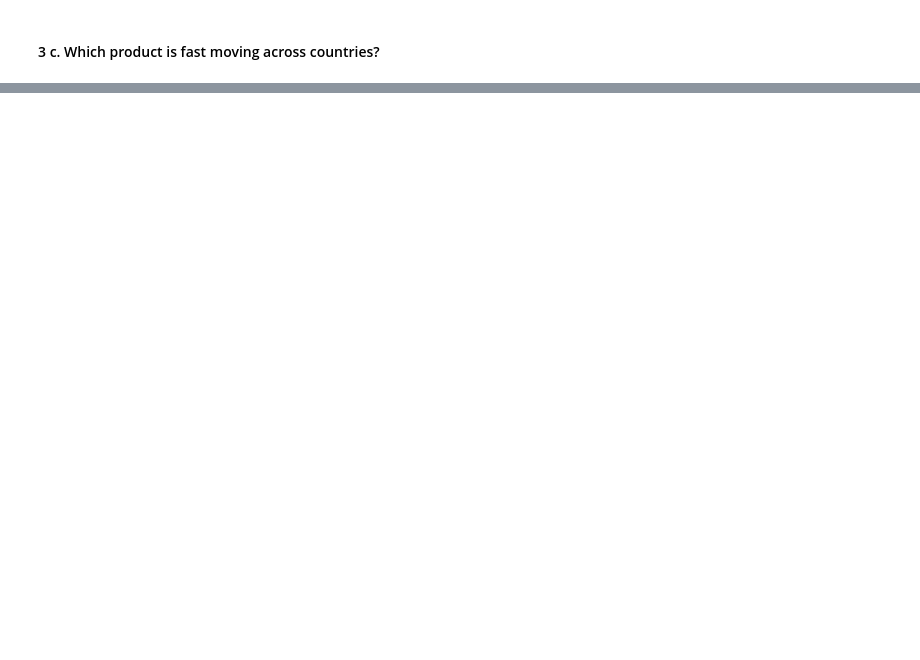
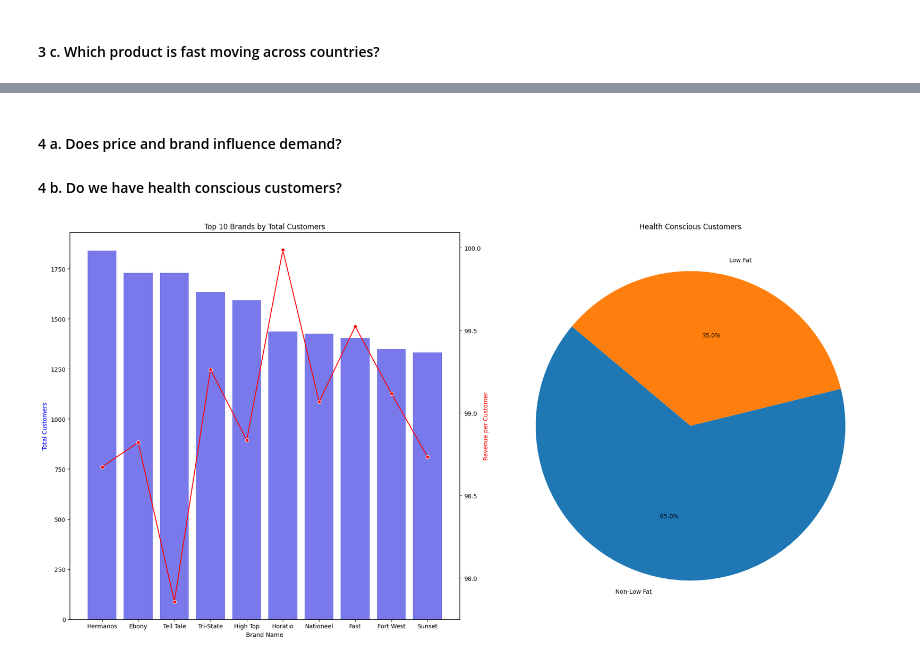
Before and after one commit to BenRoshan100/Customer-AcquisitionCost-Prediction, a Jupyter notebook: campaign_eda.ipynb, the cells around one changed output, grey strips where cells are left out. Drawn from its saved outputs; the diff is of its cells as text; code cells hidden in the pictures; blank space fills up the shorter version.

```diff
--- a/campaign_eda.ipynb
+++ b/campaign_eda.ipynb
@@ -346,0 +377,38 @@ plt.show()
+# %% [markdown]
+#### 4 a. Does price and brand influence demand?
+#### 4 b. Do we have health conscious customers?
+# %%
+brand_influence = target_data.groupby('brand_name').agg(
+    total_customers=('customer_id', 'count'),
+    total_revenue=('cost', 'sum')
+).reset_index()
+
+brand_influence['revenue_per_customer'] =brand_influence['total_revenue']/brand_influence['total_customers']
+top_brands=brand_influence.sort_values(by='total_customers',ascending=False).head(10)
+
+health_conscious=target_data.groupby('low_fat').agg(
+    total_customers=('customer_id', 'count')
+).reset_index()
+
+fig,axes=plt.subplots(1,2,figsize=(20,10))
+
+ax1=axes[0]
+sns.barplot(ax=ax1,data=top_brands,x='brand_name',y='total_customers',color='b',alpha=0.6)
+ax2=ax1.twinx()
+sns.lineplot(ax=ax2,data=top_brands,x='brand_name',y='revenue_per_customer',color='r',marker='o')
+ax1.set_title('Top 10 Brands by Total Customers')
+ax1.set_xlabel('Brand Name')
+ax1.set_ylabel('Total Customers',color='b')
+ax2.set_ylabel('Revenue per Customer',color='r')
+
+
+
+ax3=axes[1]
+health_labels=health_conscious['low_fat'].map({0:'Non-Low Fat',1:'Low Fat'})
+ax3.pie(health_conscious['total_customers'],labels=health_labels,autopct='%1.1f%%',startangle=140)
+ax3.set_title('Health Conscious Customers')
+
+plt.tight_layout()
+plt.show()
+# %% [output]
+[figure, added]
```
Also changed, not shown: parts of 5 cells of this notebook.
